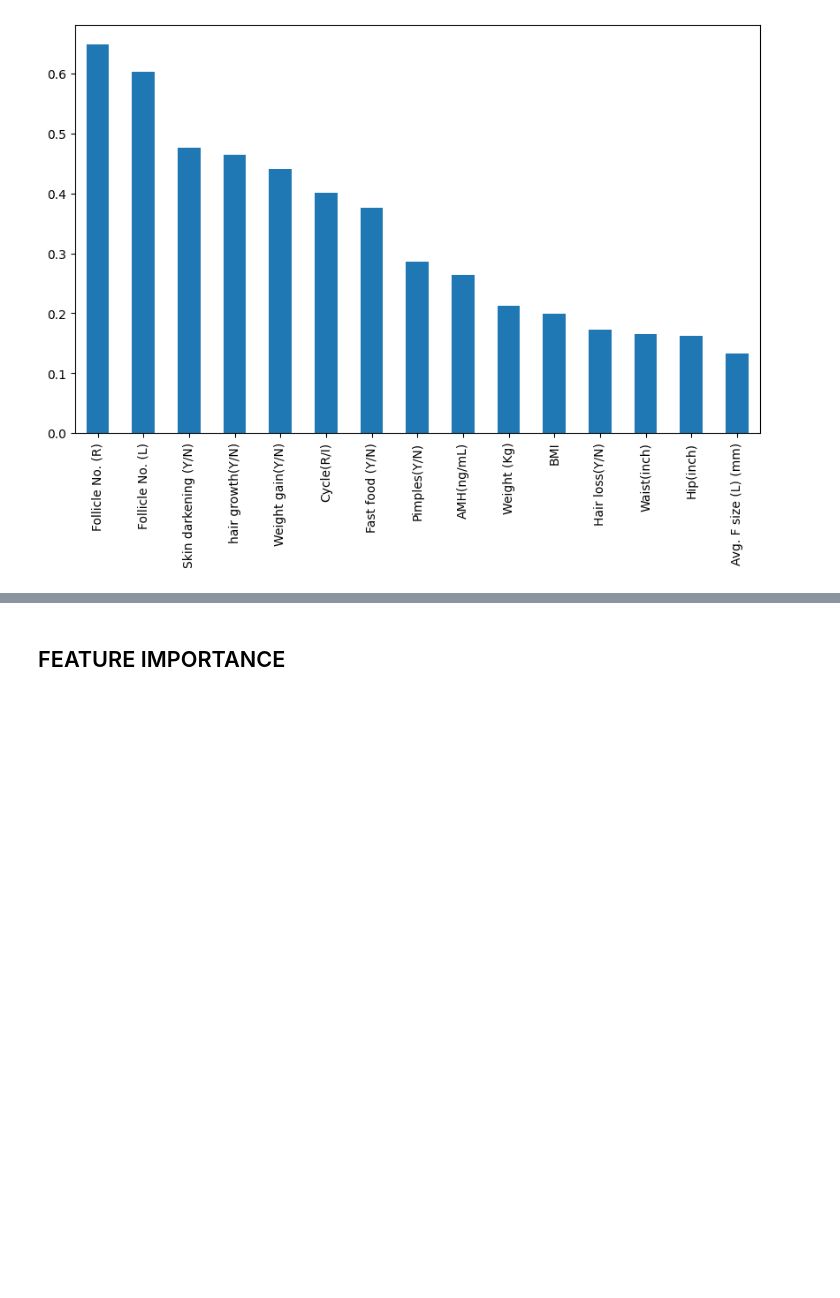
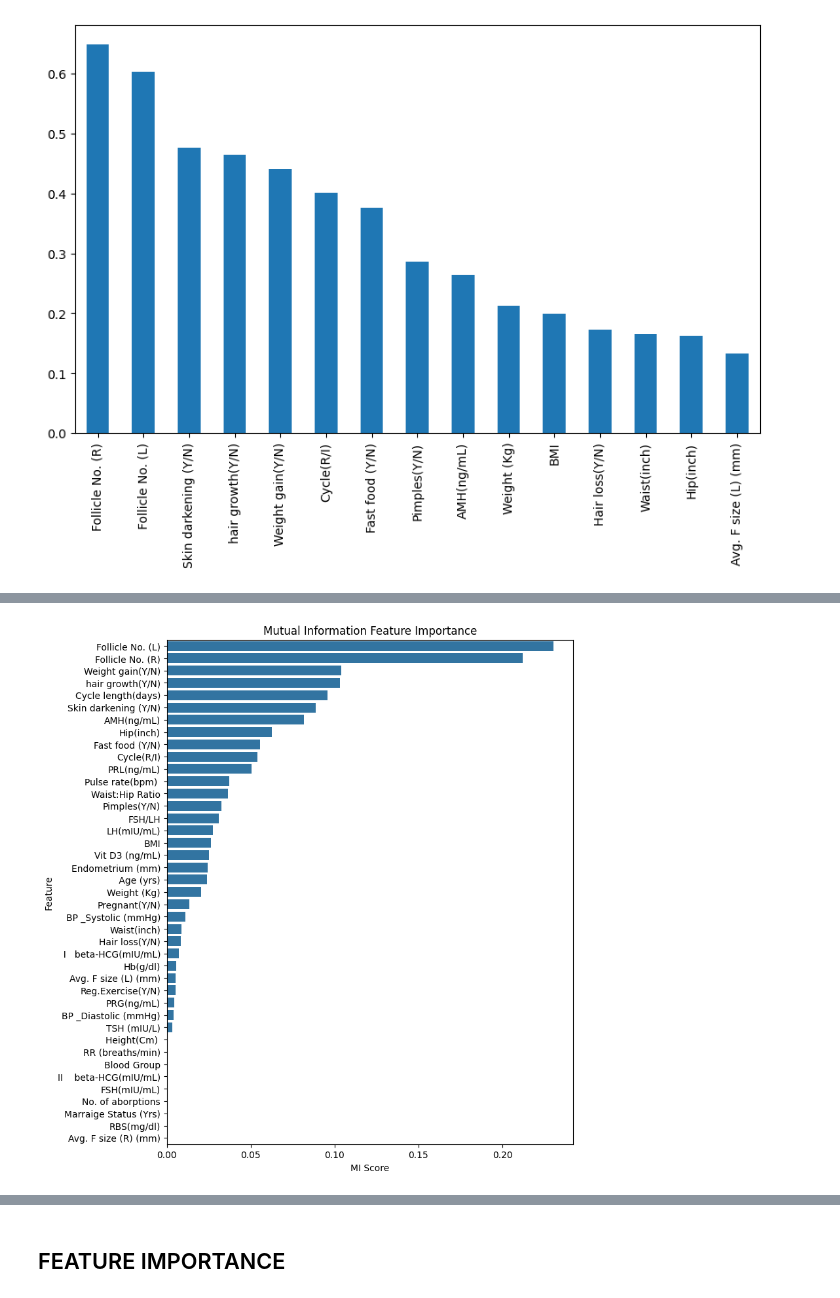
Before and after one commit to vaishnavisingla222/PCOS_Detection_ML_DL, a Jupyter notebook: notebooks/pcosTabularOnly.ipynb, the cells around one changed output, grey strips where cells are left out. Drawn from its saved outputs; the diff is of its cells as text; code cells hidden in the pictures; blank space fills up the shorter version.

```diff
--- a/notebooks/pcosTabularOnly.ipynb
+++ b/notebooks/pcosTabularOnly.ipynb
@@ -382,11 +272,0 @@ ROC AUC  : 0.9537671232876712
-# %%
-from xgboost import XGBClassifier
-
-xgb = XGBClassifier(
-    n_estimators=200,
-    max_depth=4,
-    learning_rate=0.05,
-    random_state=42
-)
-
-xgb.fit(X_train, y_train)
@@ -442,0 +277,20 @@ comparison_df
+# %%
+from sklearn.feature_selection import mutual_info_classif
+
+mi_scores = mutual_info_classif(
+    X_train,
+    y_train,
+    random_state=42
+)
+
+mi_df = pd.DataFrame({
+    "Feature": X_train.columns,
+    "MI Score": mi_scores
+})
+
+mi_df = mi_df.sort_values(
+    by="MI Score",
+    ascending=False
+)
+
+display(mi_df)
@@ -442,0 +315,13 @@ comparison_df
+# %%
+plt.figure(figsize=(8,10))
+
+sns.barplot(
+    data=mi_df,
+    x="MI Score",
+    y="Feature"
+)
+
+plt.title("Mutual Information Feature Importance")
+plt.show()
+# %% [output]
+[figure, added]
```
Also changed, not shown: parts of 78 cells of this notebook.
